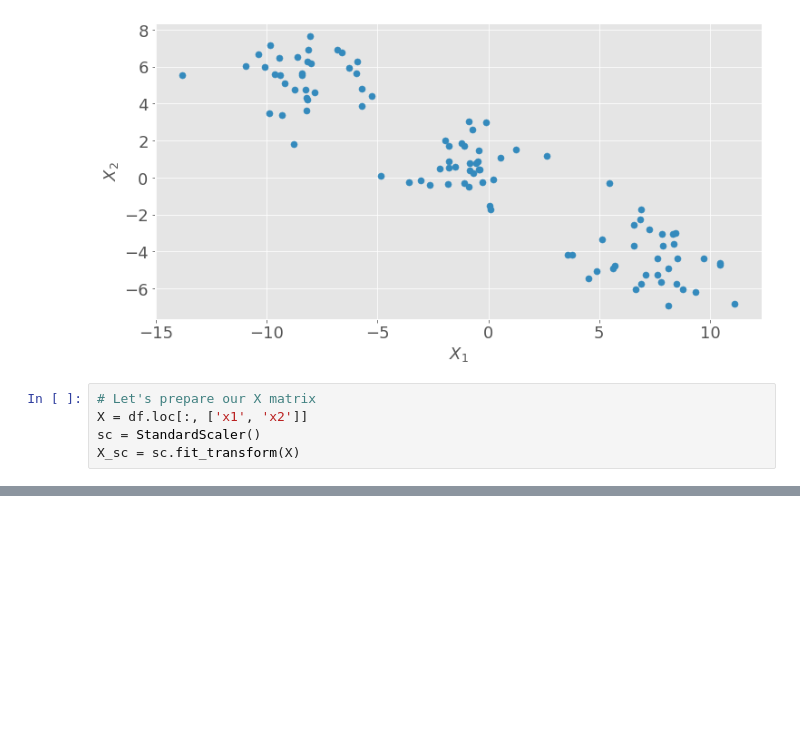
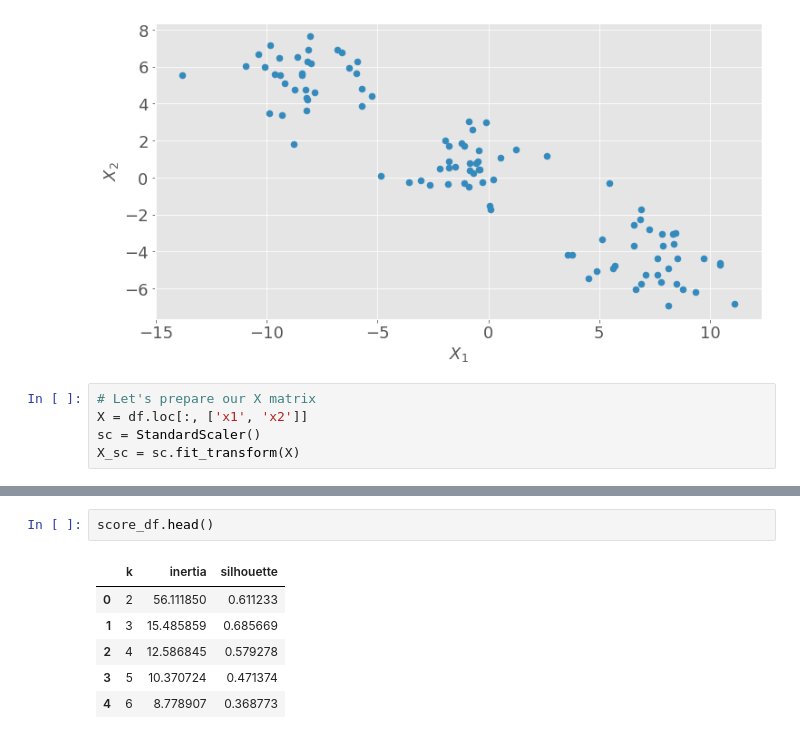
Before and after one commit to ethan-eplee/Personal-Repo, a Jupyter notebook: Unsupervised Learning Clustering/Clustering.ipynb, the cells around one changed output, grey strips where cells are left out. Saved outputs shown, nothing was run; the diff lists cells and outputs as text; blank space fills up the shorter version.

```diff
--- a/Unsupervised Learning Clustering/Clustering.ipynb
+++ b/Unsupervised Learning Clustering/Clustering.ipynb
@@ -152,0 +312,9 @@ KMeans(n_clusters=3, random_state=42)
+# %%
+score_df.head()
+# %% [output]
+|  | k | inertia | silhouette |
+| 0 | 2 | 56.111850 | 0.611233 |
+| 1 | 3 | 15.485859 | 0.685669 |
+| 2 | 4 | 12.586845 | 0.579278 |
+| 3 | 5 | 10.370724 | 0.471374 |
+| 4 | 6 | 8.778907 | 0.368773 |
```
Also changed, not shown: parts of 19 cells of this notebook.
